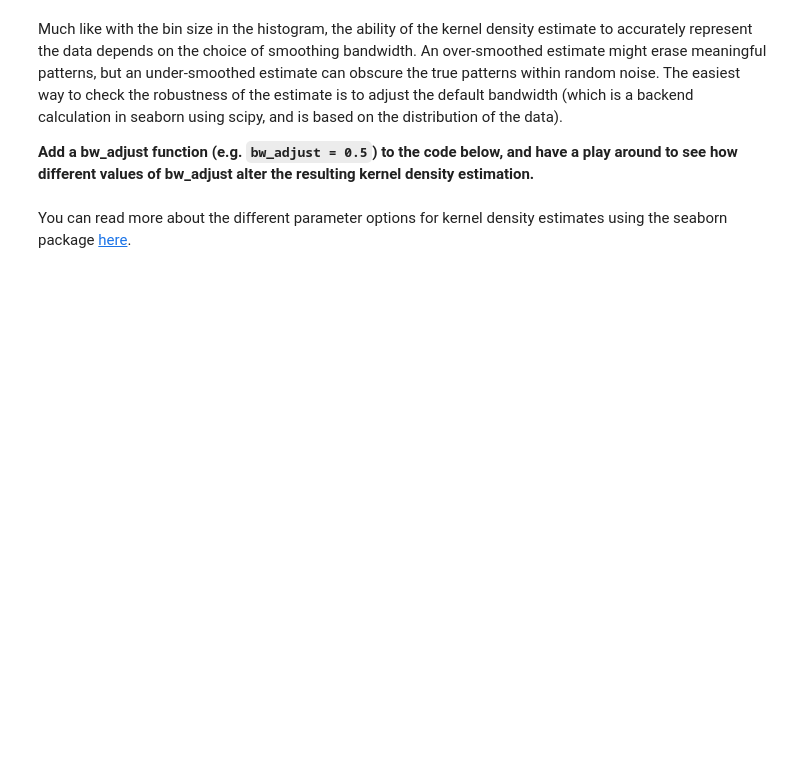
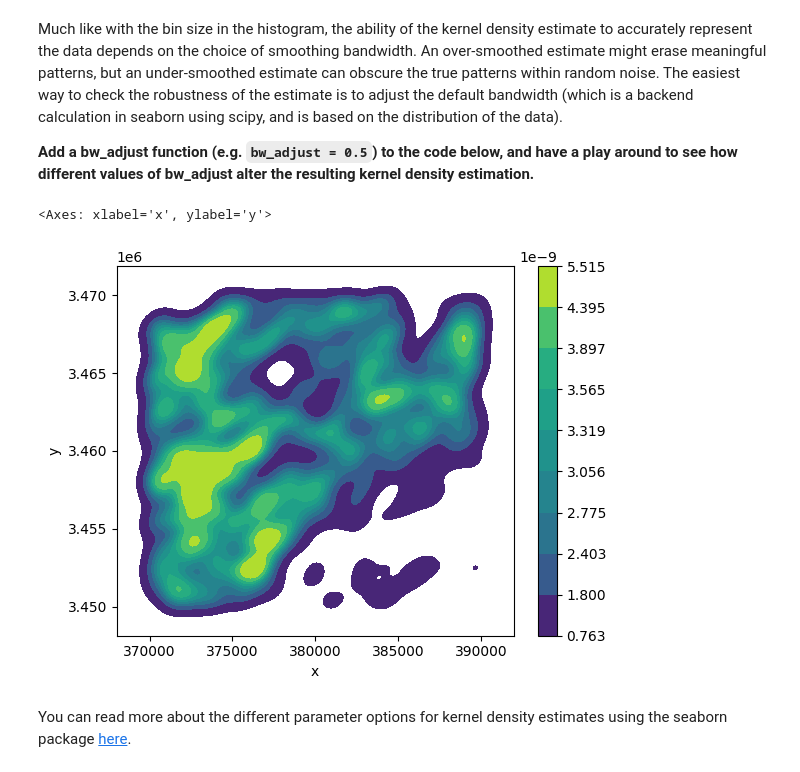
Before and after one commit to laura-turnbull-lloyd/STDH_teaching, a Jupyter notebook: Lecture_4_analysing_spatial_patterns.ipynb, the cells around one changed output. Cells and saved outputs as stored; diff of their text form; code cells hidden in the pictures; blank space fills up the shorter version.

````diff
--- a/Lecture_4_analysing_spatial_patterns.ipynb
+++ b/Lecture_4_analysing_spatial_patterns.ipynb
@@ -309,7 +390,10 @@ Much like with the bin size in the histogram, the ability of the kernel density
 
 **Add a bw_adjust function (e.g. ```bw_adjust = 0.5```) to the code below, and have a play around to see how different values of bw_adjust alter the resulting kernel density estimation.**
 # %%
-seaborn.kdeplot(data = points, x = "x", y = "y", shade=True, cmap='viridis', cbar = True)
+seaborn.kdeplot(data = points, x = "x", y = "y", fill=True, cmap='viridis', cbar = True, bw_adjust = 0.5)
+# %% [output]
+<Axes: xlabel='x', ylabel='y'>
+[figure, added]
 # %% [markdown]
 You can read more about the different parameter options for kernel density estimates using the seaborn package [here](https://seaborn.pydata.org/generated/seaborn.kdeplot.html).
 # %% [markdown]
````
Also changed, not shown: parts of 22 cells of this notebook.
